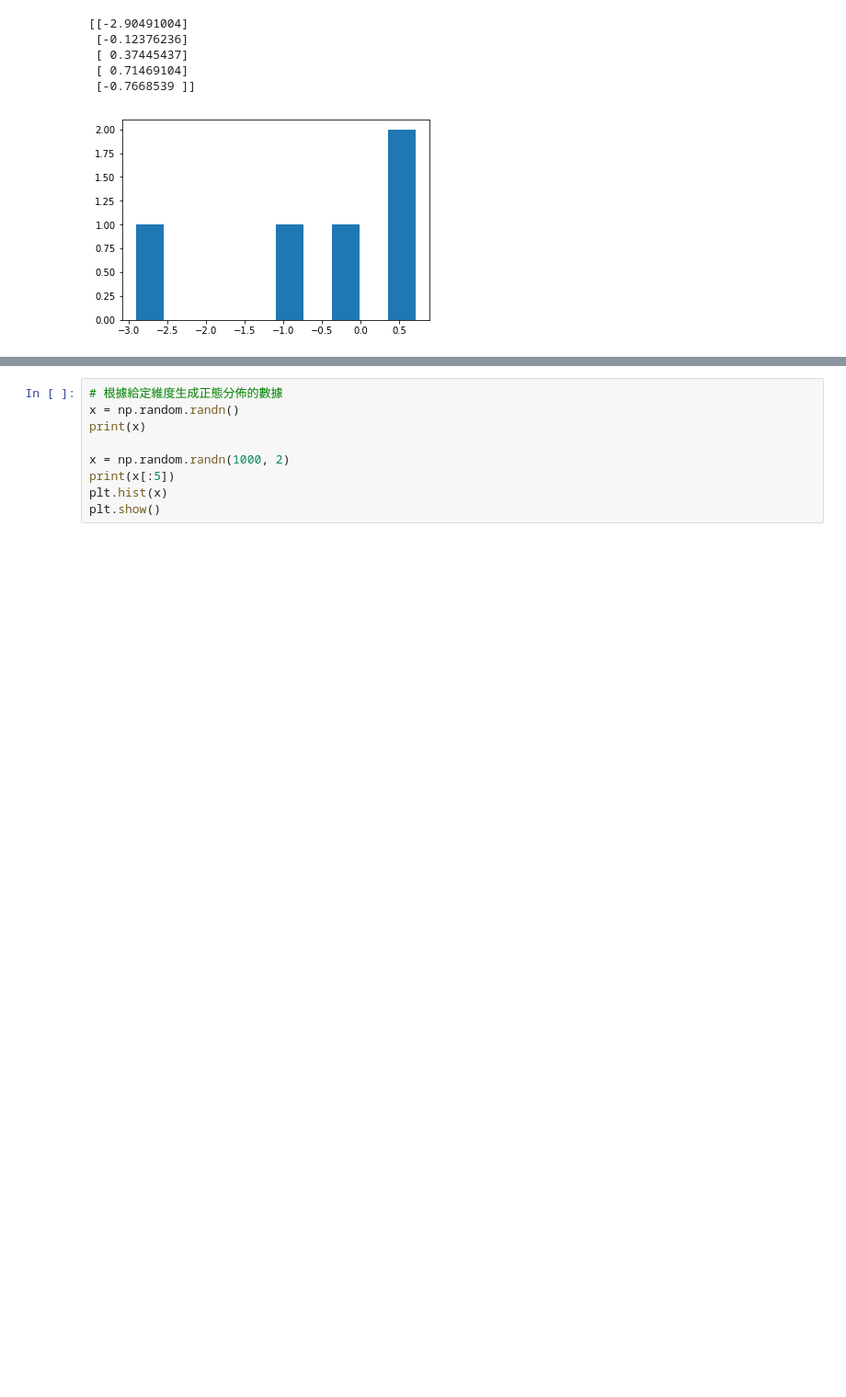
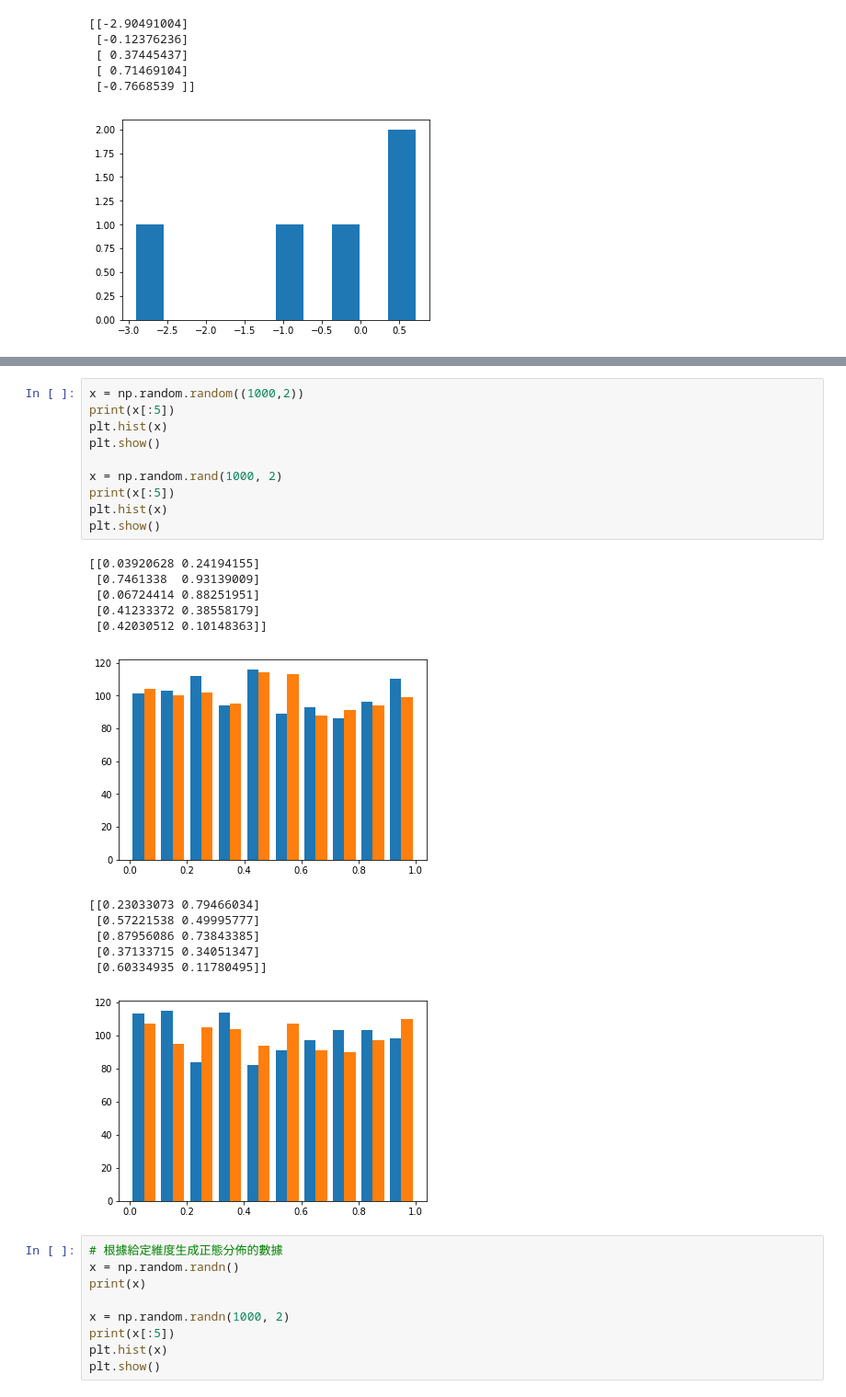
Before and after one commit to IanFan/Jupyter, a Jupyter notebook: Numpy/Random.ipynb, the cells around one changed output, grey strips where cells are left out. Shown at 92% size. Saved outputs shown, nothing was run; the diff lists cells and outputs as text; blank space fills up the shorter version.

```diff
--- a/Numpy/Random.ipynb
+++ b/Numpy/Random.ipynb
@@ -63,3 +77,26 @@ plt.show()
+# %%
+x = np.random.random((1000,2))
+print(x[:5])
+plt.hist(x)
+plt.show()
+
+x = np.random.rand(1000, 2)
+print(x[:5])
+plt.hist(x)
+plt.show()
+# %% [output]
+[[0.03920628 0.24194155]
+ [0.7461338  0.93139009]
+ [0.06724414 0.88251951]
+ [0.41233372 0.38558179]
+ [0.42030512 0.10148363]]
+[figure, added]
+[[0.23033073 0.79466034]
+ [0.57221538 0.49995777]
+ [0.87956086 0.73843385]
+ [0.37133715 0.34051347]
+ [0.60334935 0.11780495]]
+[figure, added]
 # %%
 # 根據給定維度生成正態分佈的數據
 x = np.random.randn()
```
Also changed, not shown: parts of 3 cells of this notebook, 26 other files.
